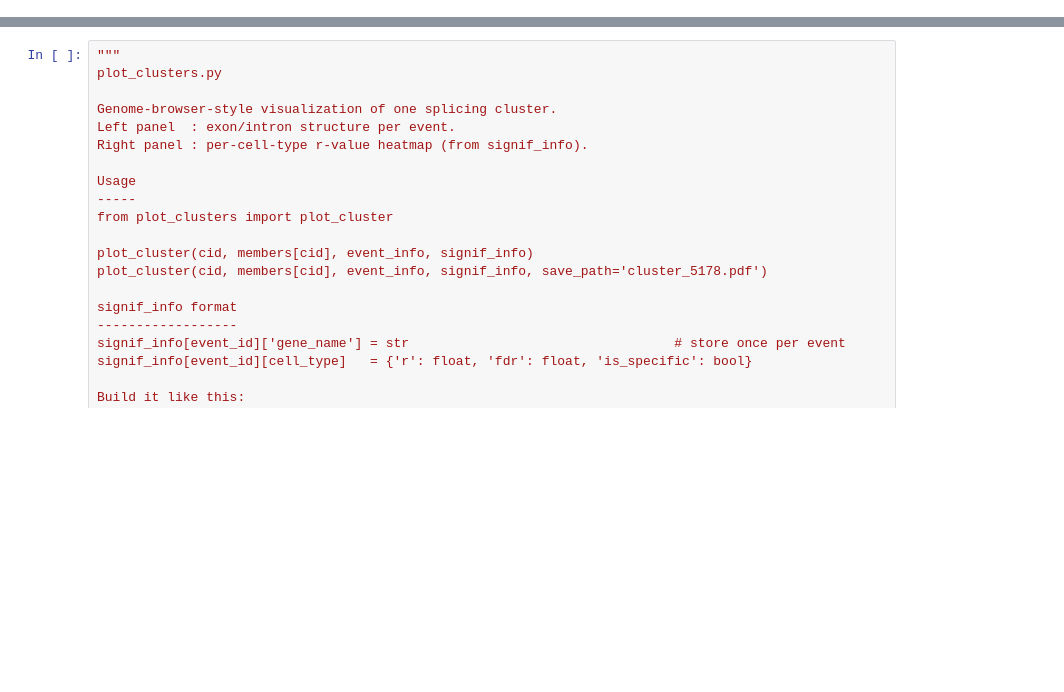
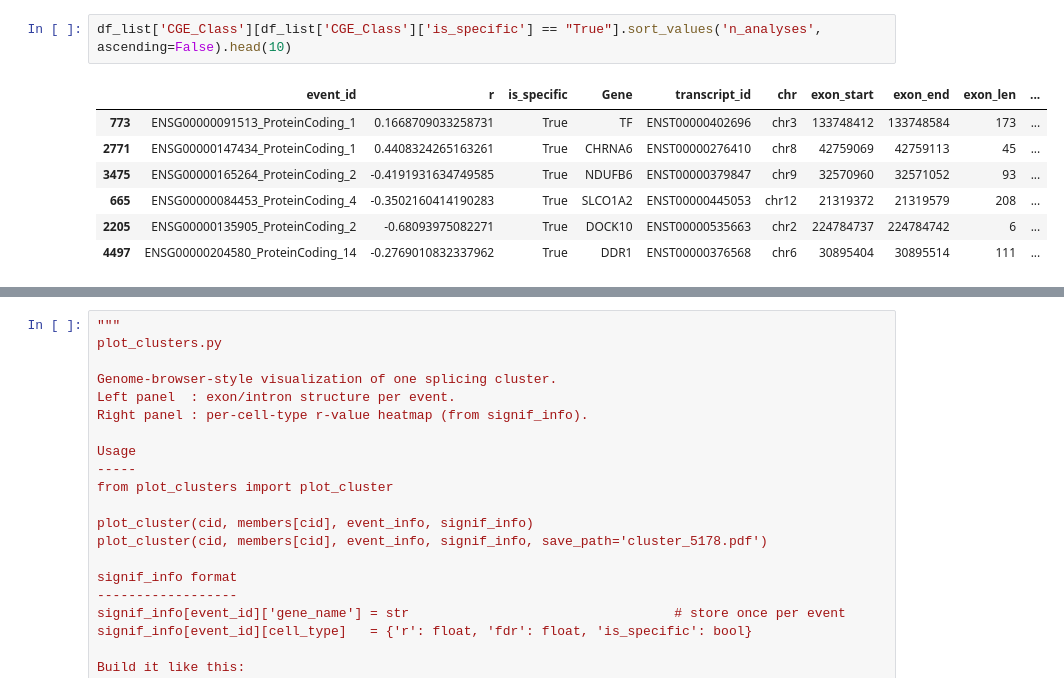
Before and after one commit to reliscu/bulk_splicing_GTEx_cortex, a Jupyter notebook: 29_interproscan_results.ipynb, the cells around one changed output, grey strips where cells are left out. Cells and saved outputs as stored; diff of their text form; blank space fills up the shorter version.

```diff
--- a/29_interproscan_results.ipynb
+++ b/29_interproscan_results.ipynb
@@ -0,0 +304,10 @@
+# %%
+df_list['CGE_Class'][df_list['CGE_Class']['is_specific'] == "True"].sort_values('n_analyses', ascending=False).head(10)
+# %% [output]
+|  | event_id | r | is_specific | Gene | transcript_id | chr | exon_start | exon_end | exon_len | ... |
+| 773 | ENSG00000091513_ProteinCoding_1 | 0.1668709033258731 | True | TF | ENST00000402696 | chr3 | 133748412 | 133748584 | 173 | ... |
+| 2771 | ENSG00000147434_ProteinCoding_1 | 0.4408324265163261 | True | CHRNA6 | ENST00000276410 | chr8 | 42759069 | 42759113 | 45 | ... |
+| 3475 | ENSG00000165264_ProteinCoding_2 | -0.4191931634749585 | True | NDUFB6 | ENST00000379847 | chr9 | 32570960 | 32571052 | 93 | ... |
+| 665 | ENSG00000084453_ProteinCoding_4 | -0.3502160414190283 | True | SLCO1A2 | ENST00000445053 | chr12 | 21319372 | 21319579 | 208 | ... |
+| 2205 | ENSG00000135905_ProteinCoding_2 | -0.68093975082271 | True | DOCK10 | ENST00000535663 | chr2 | 224784737 | 224784742 | 6 | ... |
+| 4497 | ENSG00000204580_ProteinCoding_14 | -0.2769010832337962 | True | DDR1 | ENST00000376568 | chr6 | 30895404 | 30895514 | 111 | ... |
```
Also changed, not shown: parts of 26 cells of this notebook, 4 other files.
